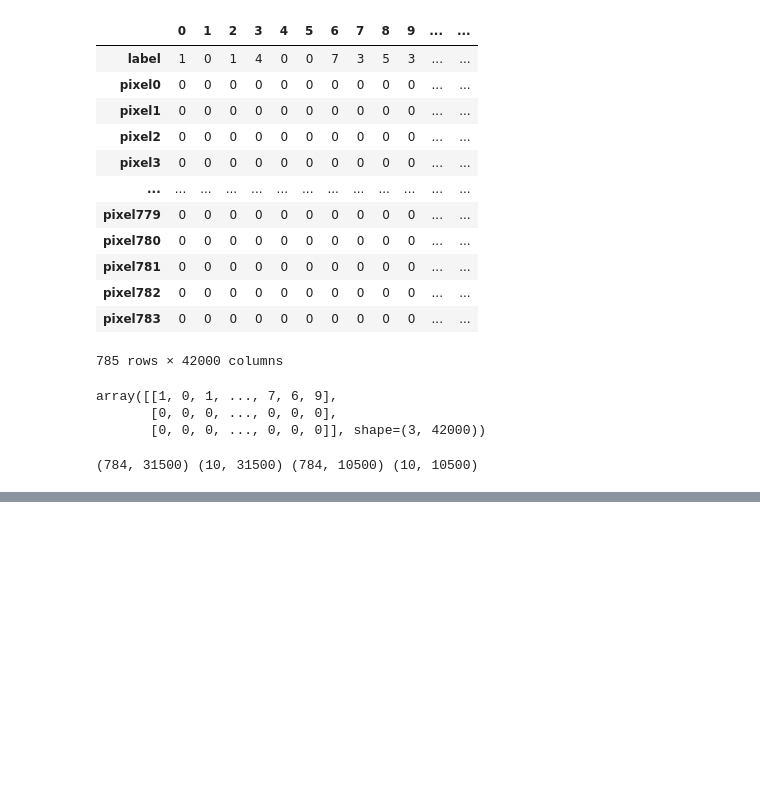
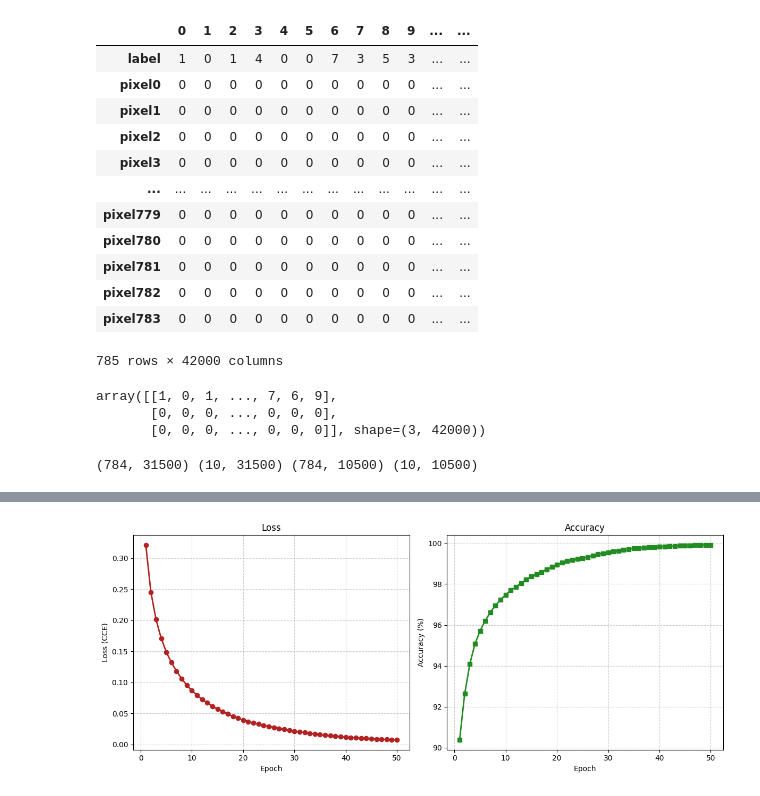
Before and after one commit to sebastianbrubaker/mlp_from_scratch, a Jupyter notebook: notebook.ipynb, the cells around one changed output, grey strips where cells are left out. Cells and saved outputs as stored; diff of their text form; code cells hidden in the pictures; blank space fills up the shorter version.

```diff
--- a/notebook.ipynb
+++ b/notebook.ipynb
@@ -263,3 +372,28 @@ Epoch 10/10 -> Loss: 0.0873 | Accuracy: 97.46%
+# %%
+# Plot training performance
+
+plt.figure(figsize=(12, 5))
+
+# Plot CCE Loss
+plt.subplot(1, 2, 1)
+plt.plot(range(1, epochs + 1), loss_history, marker="o", color="firebrick", linewidth=2)
+plt.title("Loss")
+plt.xlabel("Epoch")
+plt.ylabel("Loss (CCE)")
+plt.grid(True, linestyle='--', alpha=0.6)
+
+# Plot Accuracy
+plt.subplot(1, 2, 2)
+plt.plot(range(1, epochs + 1), accuracy_history, marker="s", color="forestgreen", linewidth=2)
+plt.title("Accuracy")
+plt.xlabel("Epoch")
+plt.ylabel("Accuracy (%)")
+plt.grid(True, linestyle='--', alpha=0.6)
+
+plt.tight_layout()
+plt.show()
+# %% [output]
+[figure, added]
 # %%
 test_cache = forward(X_test, W1, b1, W2, b2, W3, b3)
 
```
Also changed, not shown: parts of 5 cells of this notebook.
